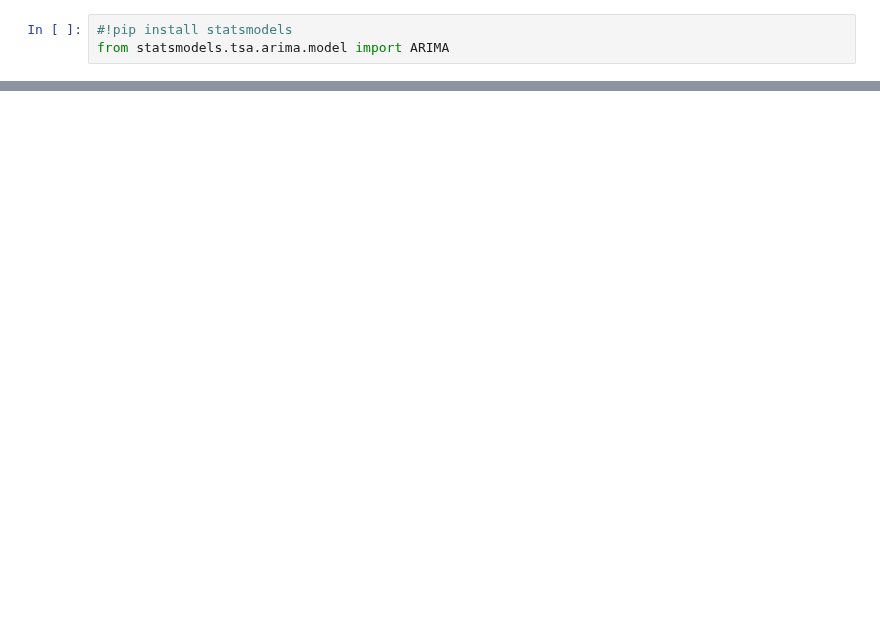
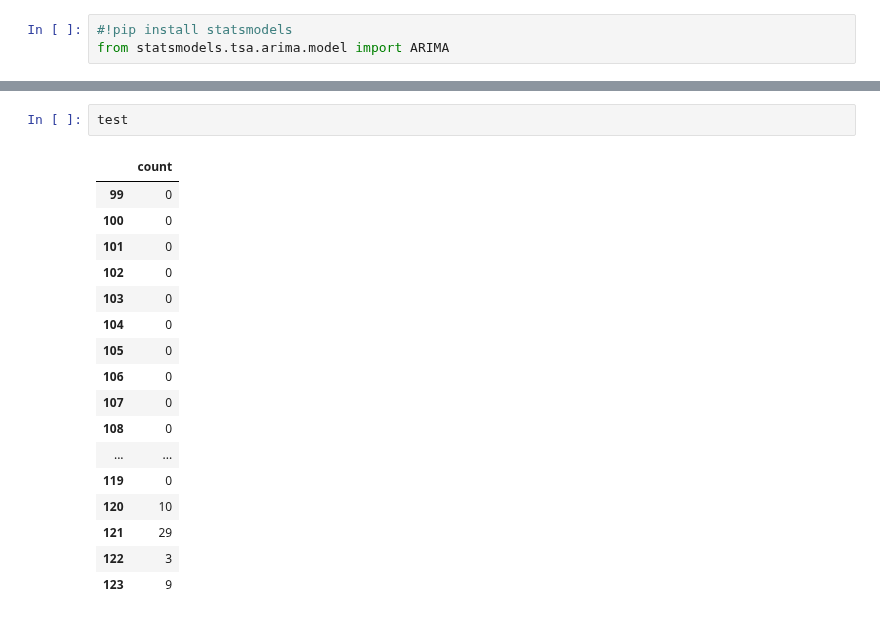
Before and after one commit to Rolkarolka/Delivery-optimization, a Jupyter notebook: notebooks/advanced_model.ipynb, the cells around one changed output, grey strips where cells are left out. Cells and saved outputs as stored; diff of their text form; blank space fills up the shorter version.

```diff
--- a/notebooks/advanced_model.ipynb
+++ b/notebooks/advanced_model.ipynb
@@ -104,0 +122,20 @@ y[['count','forecast']].plot(figsize=(12,8))
+# %%
+test
+# %% [output]
+|  | count |
+| 99 | 0 |
+| 100 | 0 |
+| 101 | 0 |
+| 102 | 0 |
+| 103 | 0 |
+| 104 | 0 |
+| 105 | 0 |
+| 106 | 0 |
+| 107 | 0 |
+| 108 | 0 |
+| ... | ... |
+| 119 | 0 |
+| 120 | 10 |
+| 121 | 29 |
+| 122 | 3 |
+| 123 | 9 |
```
Also changed, not shown: parts of 13 cells of this notebook.
